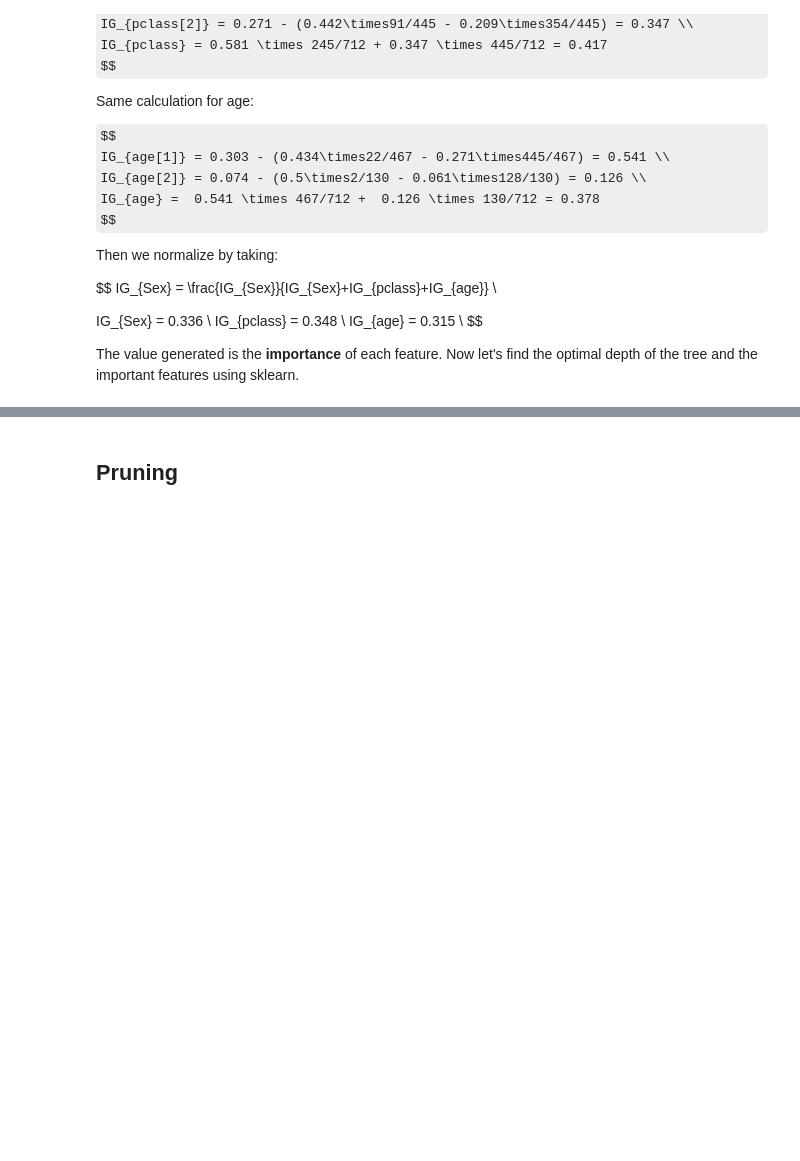
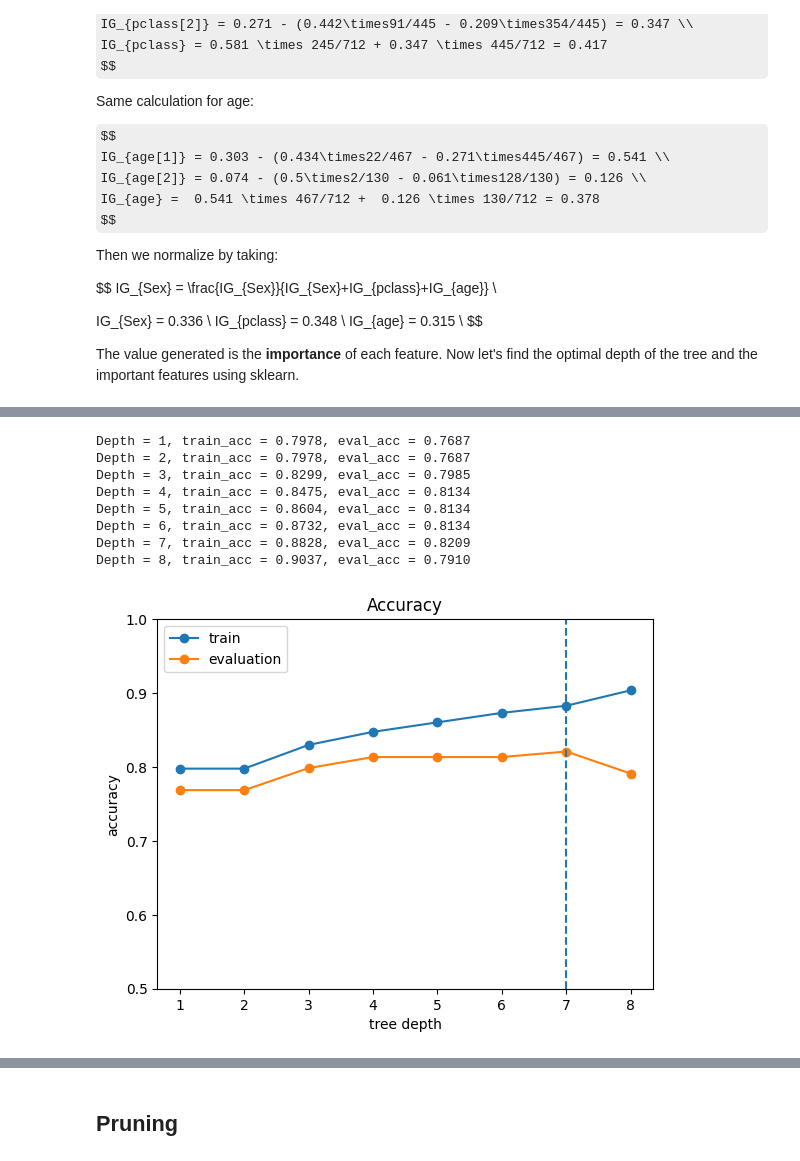
Before and after one commit to dplte/MY-DAC-Curriculum, a Jupyter notebook: DAC-006_Machine_Learning/DAC-006-Intro_to_ML_Session_2_Student.ipynb, the cells around one changed output, grey strips where cells are left out. Saved outputs shown, nothing was run; the diff lists cells and outputs as text; code cells hidden in the pictures; some formulas as TeX source; blank space fills up the shorter version.

```diff
--- a/DAC-006_Machine_Learning/DAC-006-Intro_to_ML_Session_2_Student.ipynb
+++ b/DAC-006_Machine_Learning/DAC-006-Intro_to_ML_Session_2_Student.ipynb
@@ -178,45 +185,55 @@ The value generated is the **importance** of each feature. Now let's find the op
 # %%
 # Separate the Titanic data into features and target class.
-# y = df['Survived']
-# x = df.drop('Survived', axis=1)
+y = df['Survived']
+x = df.drop('Survived', axis=1)
 
-# # Split the data into training, validation and test data.
-# x_train, x_test, y_train, y_test = train_test_split(x, y, test_size = 0.3)
+# Split the data into training, validation and test data.
+x_train, x_test, y_train, y_test = train_test_split(x, y, test_size = 0.3)
 
-# x_test, x_eval, y_test, y_eval = train_test_split(x_test, y_test, test_size = 0.5)
+x_test, x_eval, y_test, y_eval = train_test_split(x_test, y_test, test_size = 0.5)
 
-# # Create decision tree models of various depths,
-# # and measure the accuracy of validation data for each model.
-# train_acc = []
-# eval_acc = []
-# max_depth = 8
-# for d in range(1, max_depth+1):
-#     model = DecisionTreeClassifier(max_depth=d)
-#     model.fit(x_train, y_train)
+# Create decision tree models of various depths,
+# and measure the accuracy of validation data for each model.
+train_acc = []
+eval_acc = []
+max_depth = 8
+for d in range(1, max_depth+1):
+    model = DecisionTreeClassifier(max_depth=d)
+    model.fit(x_train, y_train)
 
-#     # Measure the accuracy of this model using the training data.
-#     y_pred = model.predict(x_train)
-#     train_acc.append((y_pred == y_train).mean())
+    # Measure the accuracy of this model using the training data.
+    y_pred = model.predict(x_train)
+    train_acc.append((y_pred == y_train).mean())
 
-#     # Measure the accuracy of this model using the validation data.
-#     y_pred = model.predict(x_eval)
-#     eval_acc.append((y_pred == y_eval).mean())
-#     print('Depth = {}, train_acc = {:.4f}, eval_acc = {:.4f}'\
-#           .format(d, train_acc[-1], eval_acc[-1]))
+    # Measure the accuracy of this model using the validation data.
+    y_pred = model.predict(x_eval)
+    eval_acc.append((y_pred == y_eval).mean())
+    print('Depth = {}, train_acc = {:.4f}, eval_acc = {:.4f}'\
+          .format(d, train_acc[-1], eval_acc[-1]))
 
-# # Find the optimal depth with the highest accuracy of validation data.
-# opt_depth = np.argmax(eval_acc) + 1
+# Find the optimal depth with the highest accuracy of validation data.
+opt_depth = np.argmax(eval_acc) + 1
 
-# # Visualize accuracy changes as depth changes.
-# plt.plot(train_acc, marker='o', label='train')
-# plt.plot(eval_acc, marker='o', label='evaluation')
-# plt.legend()
-# plt.title('Accuracy')
-# plt.xlabel('tree depth')
-# plt.ylabel('accuracy')
-# plt.xticks(np.arange(max_depth), np.arange(1, max_depth+1))
-# plt.axvline(x=opt_depth-1, ls='--')
-# plt.ylim(0.5, 1.0)
-# plt.show()
+# Visualize accuracy changes as depth changes.
+plt.plot(train_acc, marker='o', label='train')
+plt.plot(eval_acc, marker='o', label='evaluation')
+plt.legend()
+plt.title('Accuracy')
+plt.xlabel('tree depth')
+plt.ylabel('accuracy')
+plt.xticks(np.arange(max_depth), np.arange(1, max_depth+1))
+plt.axvline(x=opt_depth-1, ls='--')
+plt.ylim(0.5, 1.0)
+plt.show()
+# %% [output]
+Depth = 1, train_acc = 0.7978, eval_acc = 0.7687
+Depth = 2, train_acc = 0.7978, eval_acc = 0.7687
+Depth = 3, train_acc = 0.8299, eval_acc = 0.7985
+Depth = 4, train_acc = 0.8475, eval_acc = 0.8134
+Depth = 5, train_acc = 0.8604, eval_acc = 0.8134
+Depth = 6, train_acc = 0.8732, eval_acc = 0.8134
+Depth = 7, train_acc = 0.8828, eval_acc = 0.8209
+Depth = 8, train_acc = 0.9037, eval_acc = 0.7910
+[figure, added]
 # %%
 # I set max_step=3 as a constant value for tree visualization.
```
Also changed, not shown: parts of 15 cells of this notebook.
